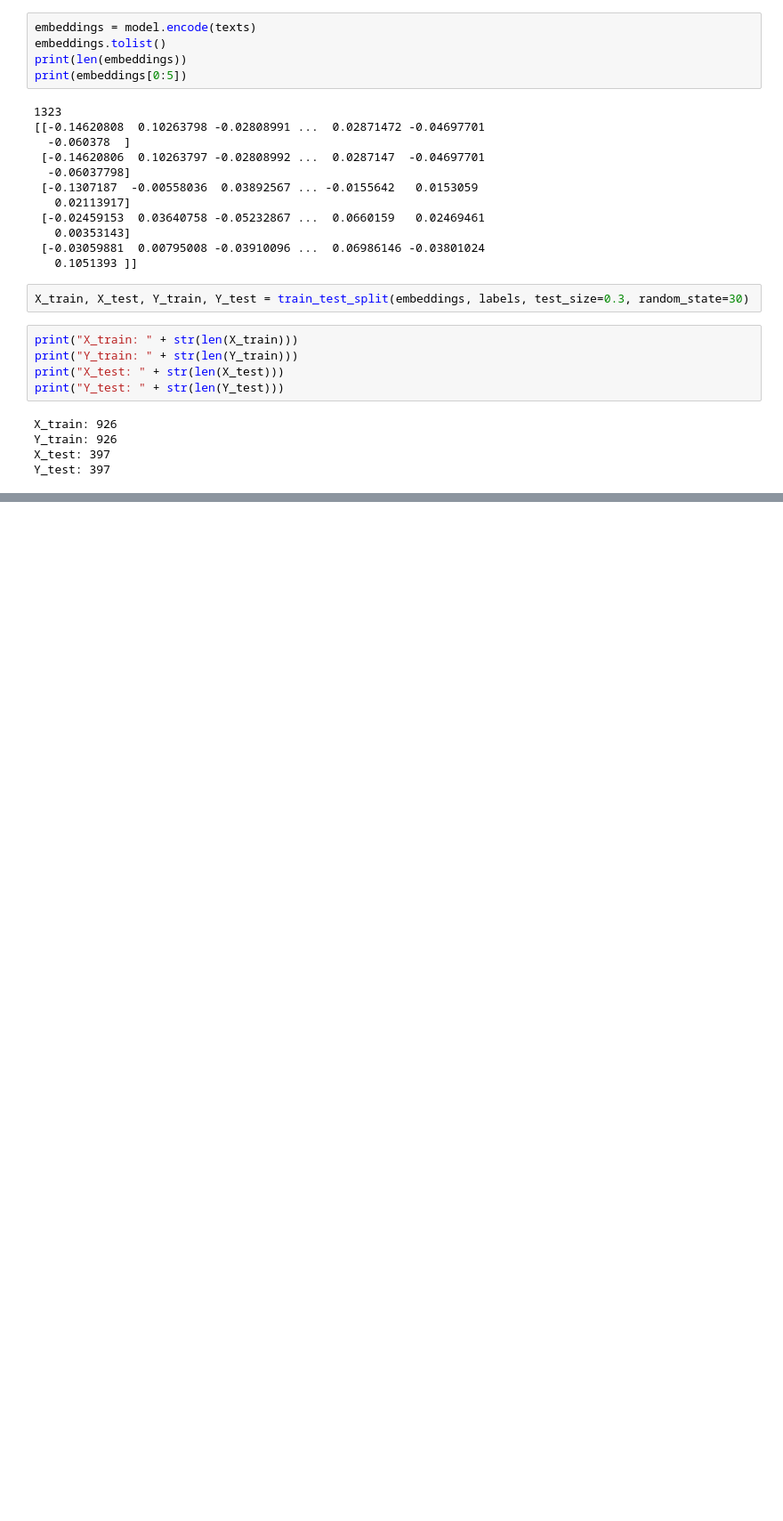
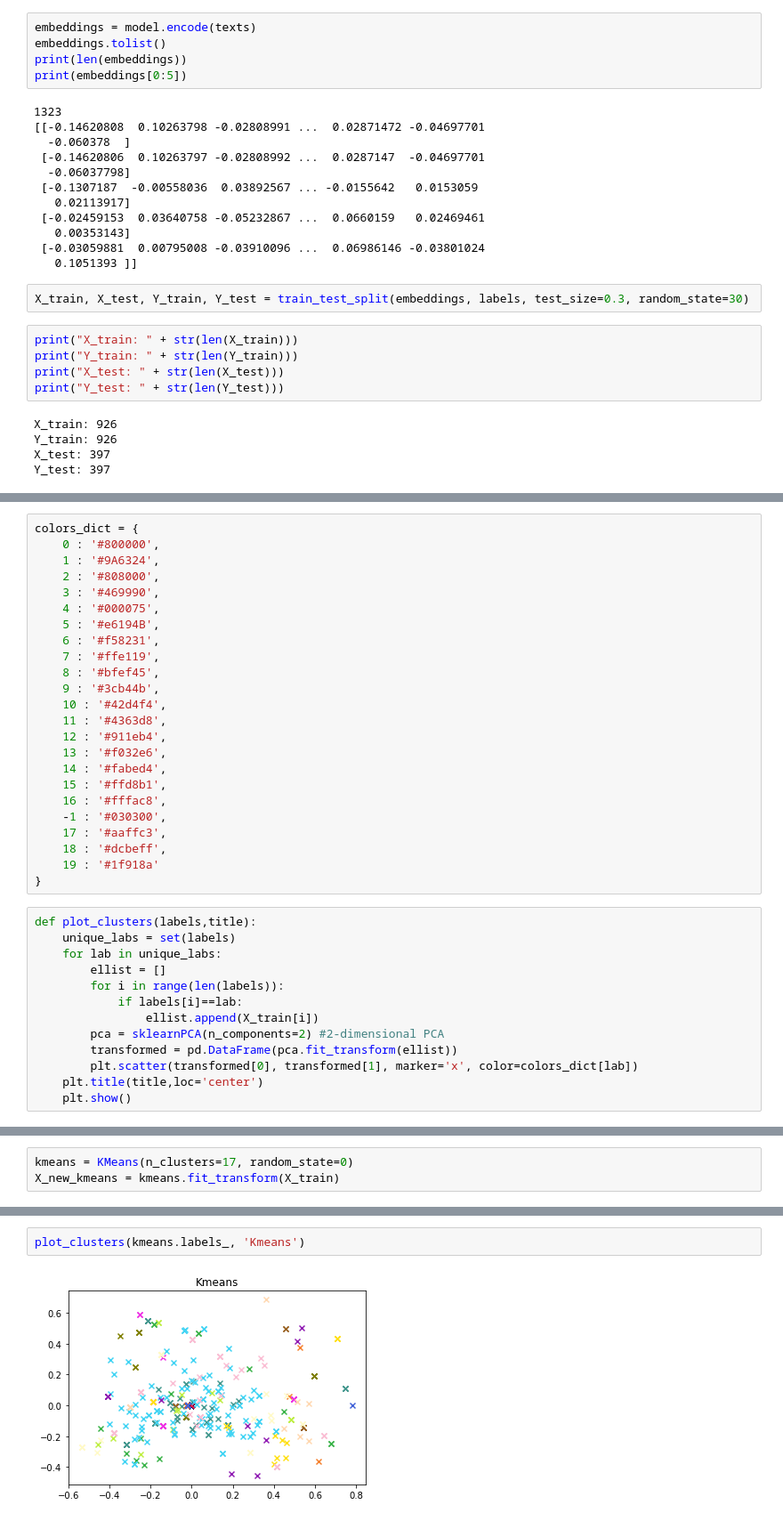
Before and after one commit to JuliusAndreas/DataMining, a Jupyter notebook: Phase 2/clustering.ipynb, the cells around one changed output, grey strips where cells are left out. Shown: that part at 89% size. Cells and saved outputs as stored; diff of their text form; blank space fills up the shorter version.

```diff
--- a/Phase 2/clustering.ipynb
+++ b/Phase 2/clustering.ipynb
@@ -161,0 +147,37 @@ len(embedding)
+# %%
+colors_dict = {
+    0 : '#800000',
+    1 : '#9A6324',
+    2 : '#808000',
+    3 : '#469990',
+    4 : '#000075',
+    5 : '#e6194B',
+    6 : '#f58231',
+    7 : '#ffe119',
+    8 : '#bfef45',
+    9 : '#3cb44b',
+    10 : '#42d4f4',
+    11 : '#4363d8',
+    12 : '#911eb4',
+    13 : '#f032e6',
+    14 : '#fabed4',
+    15 : '#ffd8b1',
+    16 : '#fffac8',
+    -1 : '#030300',
+    17 : '#aaffc3',
+    18 : '#dcbeff',
+    19 : '#1f918a'
+}
+# %%
+def plot_clusters(labels,title):
+    unique_labs = set(labels)
+    for lab in unique_labs:
+        ellist = []
+        for i in range(len(labels)):
+            if labels[i]==lab:
+                ellist.append(X_train[i])
+        pca = sklearnPCA(n_components=2) #2-dimensional PCA
+        transformed = pd.DataFrame(pca.fit_transform(ellist))
+        plt.scatter(transformed[0], transformed[1], marker='x', color=colors_dict[lab])
+    plt.title(title,loc='center')
+    plt.show()
@@ -161,0 +188,3 @@ len(embedding)
+# %%
+kmeans = KMeans(n_clusters=17, random_state=0)
+X_new_kmeans = kmeans.fit_transform(X_train)
@@ -161,0 +206,4 @@ len(embedding)
+# %%
+plot_clusters(kmeans.labels_, 'Kmeans')
+# %% [output]
+[figure, added]
```
Also changed, not shown: parts of 19 cells of this notebook.
